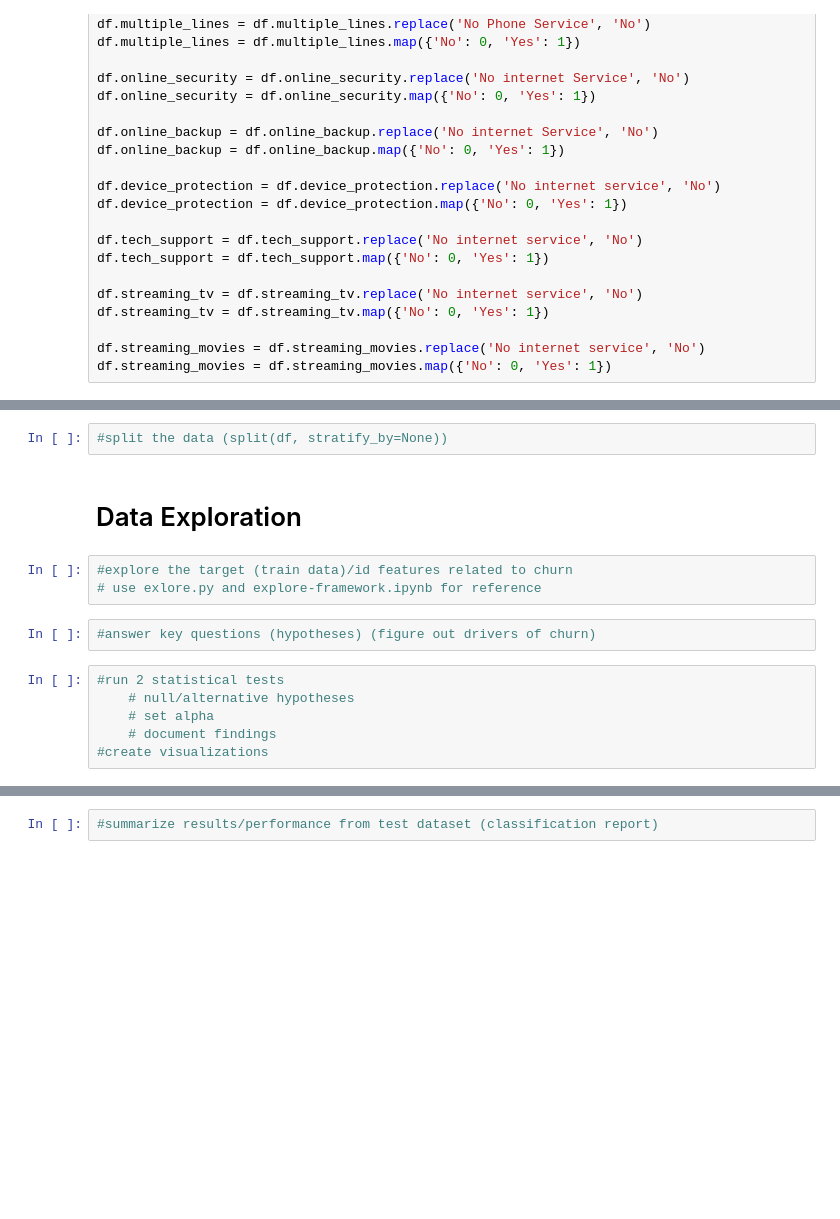
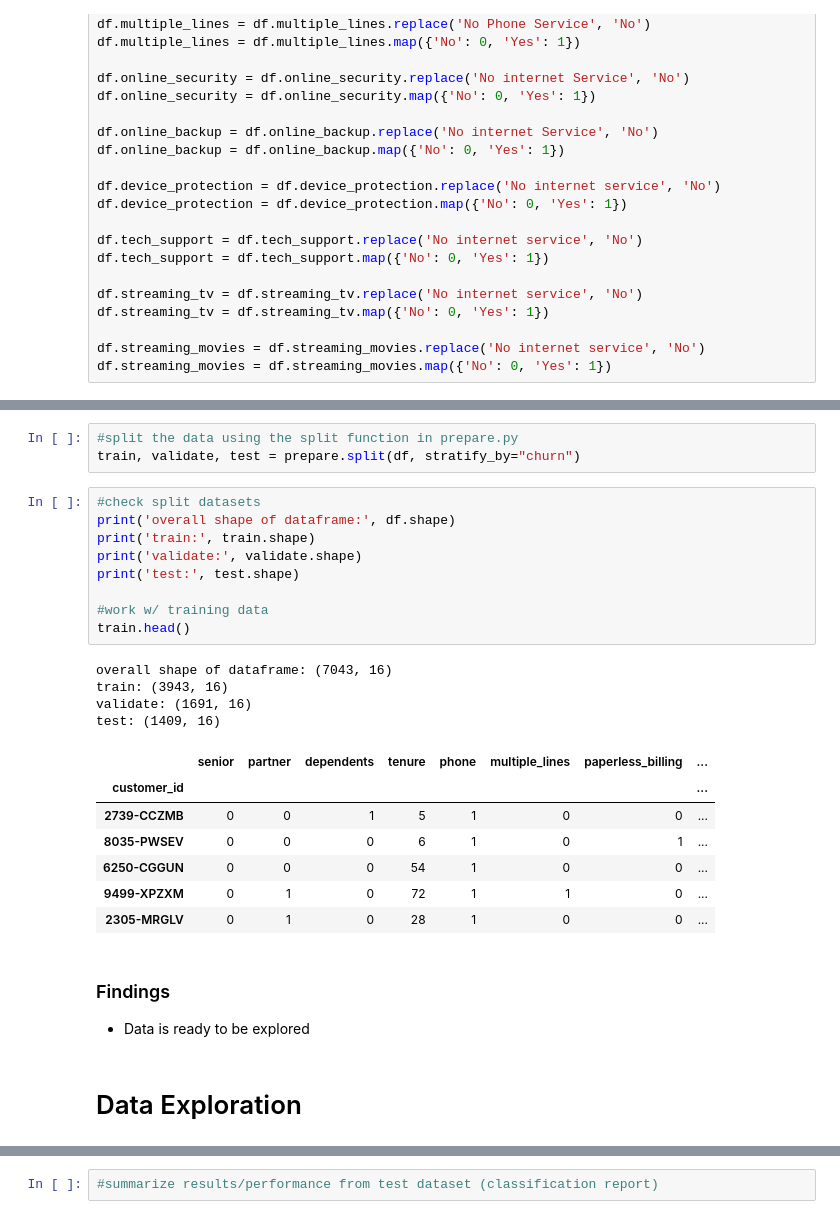
Before and after one commit to aliciag92/classification-project, a Jupyter notebook: working-jupy.ipynb, the cells around one changed output, grey strips where cells are left out. Drawn from its saved outputs; the diff is of its cells as text; blank space fills up the shorter version.

```diff
--- a/working-jupy.ipynb
+++ b/working-jupy.ipynb
@@ -319,15 +514,29 @@ df.head(1).T
 # %%
-#split the data (split(df, stratify_by=None))
+#split the data using the split function in prepare.py
+train, validate, test = prepare.split(df, stratify_by="churn")
+# %%
+#check split datasets
+print('overall shape of dataframe:', df.shape)
+print('train:', train.shape)
+print('validate:', validate.shape)
+print('test:', test.shape)
+
+#work w/ training data
+train.head()
+# %% [output]
+overall shape of dataframe: (7043, 16)
+train: (3943, 16)
+validate: (1691, 16)
+test: (1409, 16)
+|  | senior | partner | dependents | tenure | phone | multiple_lines | paperless_billing | ... |
+| customer_id |  |  |  |  |  |  |  | ... |
+| 2739-CCZMB | 0 | 0 | 1 | 5 | 1 | 0 | 0 | ... |
+| 8035-PWSEV | 0 | 0 | 0 | 6 | 1 | 0 | 1 | ... |
+| 6250-CGGUN | 0 | 0 | 0 | 54 | 1 | 0 | 0 | ... |
+| 9499-XPZXM | 0 | 1 | 0 | 72 | 1 | 1 | 0 | ... |
+| 2305-MRGLV | 0 | 1 | 0 | 28 | 1 | 0 | 0 | ... |
+# %% [markdown]
+### Findings
+- Data is ready to be explored
 # %% [markdown]
 # Data Exploration
-# %%
-#explore the target (train data)/id features related to churn
-# use exlore.py and explore-framework.ipynb for reference
-# %%
-#answer key questions (hypotheses) (figure out drivers of churn)
-# %%
-#run 2 statistical tests
-    # null/alternative hypotheses
-    # set alpha
-    # document findings
-#create visualizations
```
Also changed, not shown: parts of 80 cells of this notebook.
